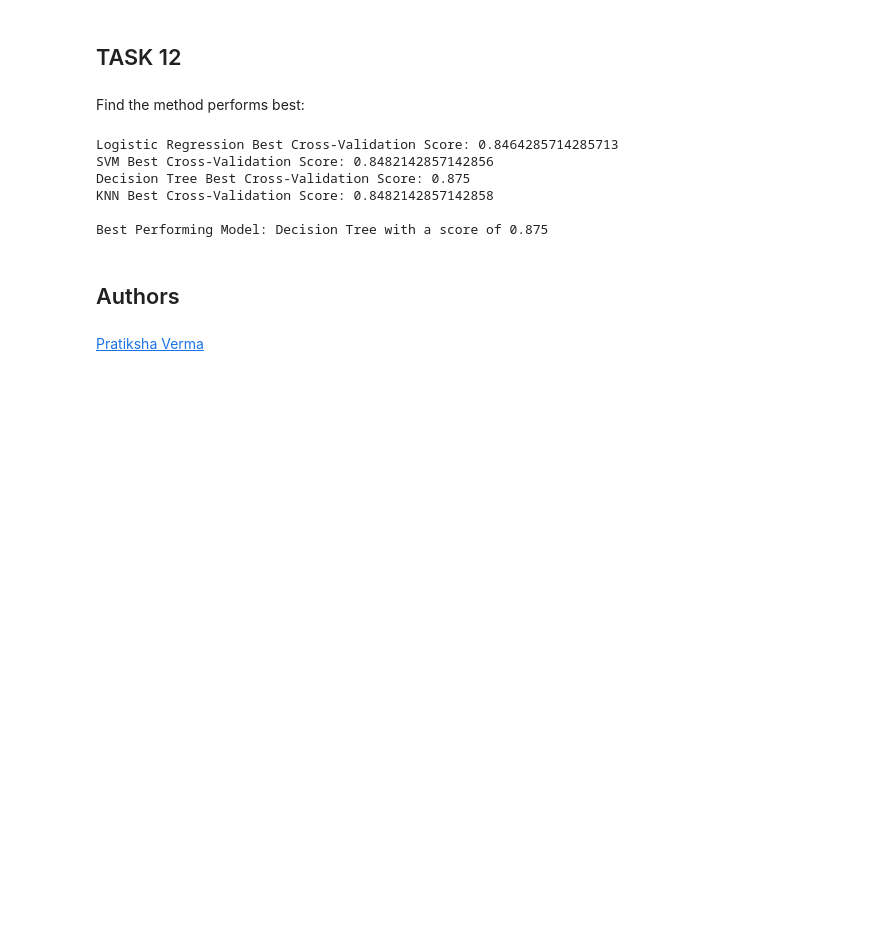
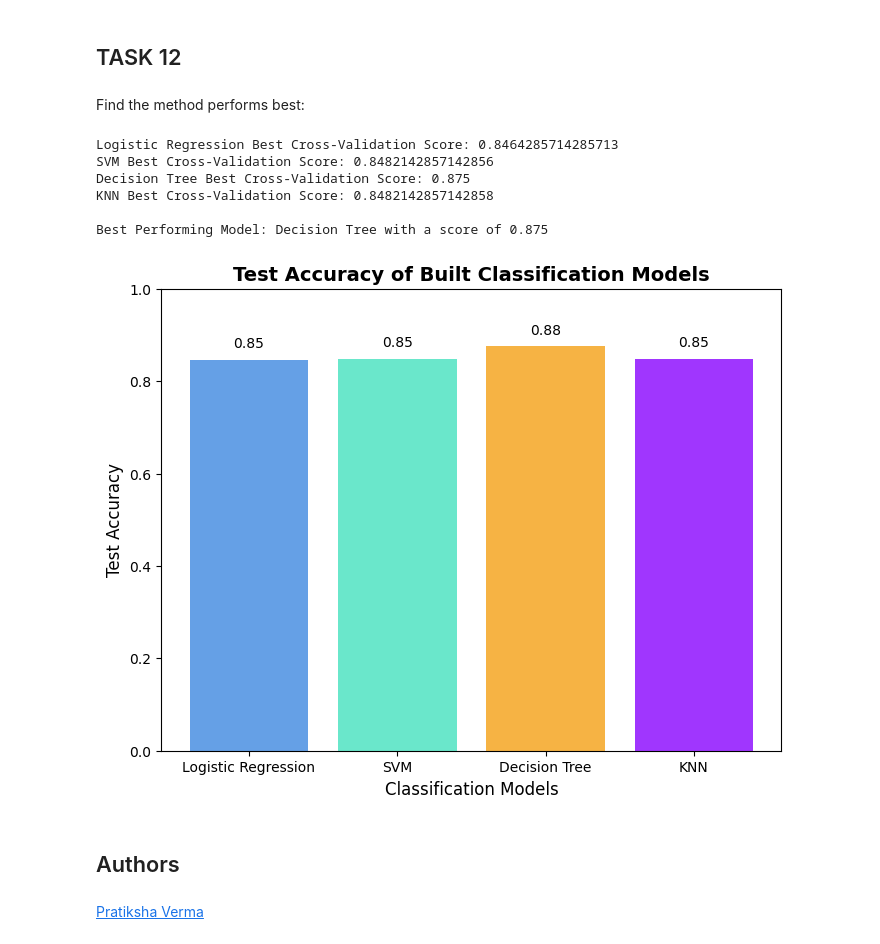
Before and after one commit to Tanya-smith/IBM-Data-Science-Capstone, a Jupyter notebook: SpaceX_Machine Learning Prediction_Part_5.ipynb, the cells around one changed output. Drawn from its saved outputs; the diff is of its cells as text; code cells hidden in the pictures; blank space fills up the shorter version.

```diff
--- a/SpaceX_Machine Learning Prediction_Part_5.ipynb
+++ b/SpaceX_Machine Learning Prediction_Part_5.ipynb
@@ -382,6 +383,34 @@ Decision Tree Best Cross-Validation Score: 0.875
 KNN Best Cross-Validation Score: 0.8482142857142858
 
 Best Performing Model: Decision Tree with a score of 0.875
+# %%
+import numpy as np
+
+# Example accuracy scores (replace these with actual values)
+model_names = ['Logistic Regression', 'SVM', 'Decision Tree', 'KNN']
+test_accuracies = [0.8464285714285713, 0.8482142857142856, 0.875, 0.8482142857142858]  # Replace with actual test accuracies
+
+# Create the bar chart
+fig, ax = plt.subplots(figsize=(8, 6))
+bars = ax.bar(model_names, test_accuracies, color=['#4A90E2', '#50E3C2', '#F5A623', '#9013FE'], alpha=0.85)
+
+# Add labels and title
+ax.set_title('Test Accuracy of Built Classification Models', fontsize=14, fontweight='bold')
+ax.set_xlabel('Classification Models', fontsize=12)
+ax.set_ylabel('Test Accuracy', fontsize=12)
+ax.set_ylim(0, 1.0)
+
+# Annotate the bars with accuracy values
+for bar in bars:
+    height = bar.get_height()
+    ax.text(bar.get_x() + bar.get_width() / 2, height + 0.02, f"{height:.2f}", ha='center', va='bottom', fontsize=10)
+
+# Save the chart as an image
+#output_bar_chart_path = '/mnt/data/model_accuracy_barchart.png'
+#plt.savefig(output_bar_chart_path, bbox_inches='tight', dpi=300)
+plt.show(fig)
+# %% [output]
+[figure, added]
 # %% [markdown]
 ## Authors
 # %% [markdown]
```
Also changed, not shown: parts of 1 cell of this notebook.
